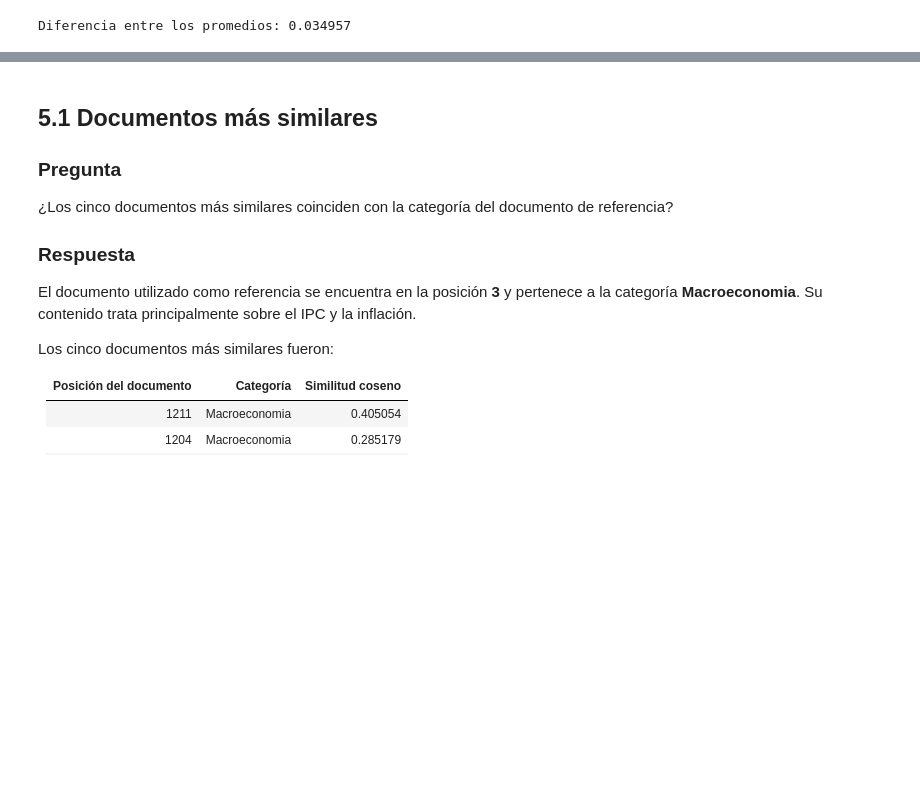
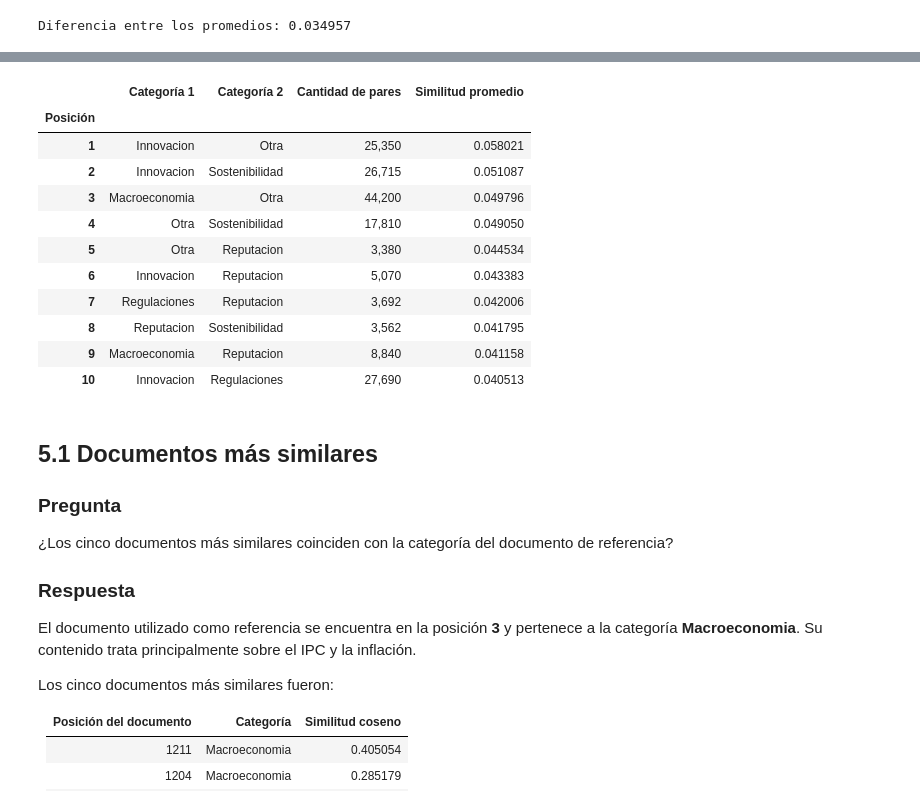
Before and after one commit to Jtanchezz/NLP, a Jupyter notebook: Lab2/lab2.ipynb, the cells around one changed output, grey strips where cells are left out. Saved outputs shown, nothing was run; the diff lists cells and outputs as text; code cells hidden in the pictures; blank space fills up the shorter version.

```diff
--- a/Lab2/lab2.ipynb
+++ b/Lab2/lab2.ipynb
@@ -1195,3 +1267,82 @@ print(
 | 0 | Documentos de la misma categoría | 134,963 | 0.075041 |
 | 1 | Documentos de categorías distintas | 604,973 | 0.040084 |
 Diferencia entre los promedios: 0.034957
+# %%
+categorias_array = corpus[
+    "Type"
+].to_numpy()
+
+categorias_unicas = sorted(
+    corpus["Type"].unique()
+)
+
+resultados_similitud_entre_categorias = []
+
+for posicion_1, categoria_1 in enumerate(
+    categorias_unicas
+):
+    indices_categoria_1 = np.flatnonzero(
+        categorias_array == categoria_1
+    )
+
+    for posicion_2 in range(
+        posicion_1 + 1,
+        len(categorias_unicas)
+    ):
+        categoria_2 = categorias_unicas[
+            posicion_2
+        ]
+
+        indices_categoria_2 = np.flatnonzero(
+            categorias_array == categoria_2
+        )
+
+        similitudes_categorias = (
+            matriz_similitud_coseno[
+                np.ix_(
+                    indices_categoria_1,
+                    indices_categoria_2
+                )
+            ]
+            .ravel()
+        )
+
+        resultados_similitud_entre_categorias.append({
+            "Categoría 1": categoria_1,
+            "Categoría 2": categoria_2,
+            "Cantidad de pares":
+                len(similitudes_categorias),
+            "Similitud promedio":
+                similitudes_categorias.mean()
+        })
+
+
+similitud_entre_categorias = (
+    pd.DataFrame(
+        resultados_similitud_entre_categorias
+    )
+    .sort_values(
+        "Similitud promedio",
+        ascending=False
+    )
+    .reset_index(drop=True)
+)
+
+similitud_entre_categorias.index = range(
+    1,
+    len(similitud_entre_categorias) + 1
+)
+
+similitud_entre_categorias.index.name = "Posición"
+
+print(
+    "Categorías diferentes con mayor similitud promedio"
+)
+
+display(
+    similitud_entre_categorias.head(10).style.format({
+        "Cantidad de pares": "{:,}",
+        "Similitud promedio": "{:.6f}"
+    })
+)
+# %% [output]
@@ -1198,3 +1350,15 @@ Diferencia entre los promedios: 0.034957
+|  | Categoría 1 | Categoría 2 | Cantidad de pares | Similitud promedio |
+| Posición |  |  |  |  |
+| 1 | Innovacion | Otra | 25,350 | 0.058021 |
+| 2 | Innovacion | Sostenibilidad | 26,715 | 0.051087 |
+| 3 | Macroeconomia | Otra | 44,200 | 0.049796 |
+| 4 | Otra | Sostenibilidad | 17,810 | 0.049050 |
+| 5 | Otra | Reputacion | 3,380 | 0.044534 |
+| 6 | Innovacion | Reputacion | 5,070 | 0.043383 |
+| 7 | Regulaciones | Reputacion | 3,692 | 0.042006 |
+| 8 | Reputacion | Sostenibilidad | 3,562 | 0.041795 |
+| 9 | Macroeconomia | Reputacion | 8,840 | 0.041158 |
+| 10 | Innovacion | Regulaciones | 27,690 | 0.040513 |
 # %% [markdown]
 ## 5.1 Documentos más similares
 
```
Also changed, not shown: parts of 2 cells of this notebook.
